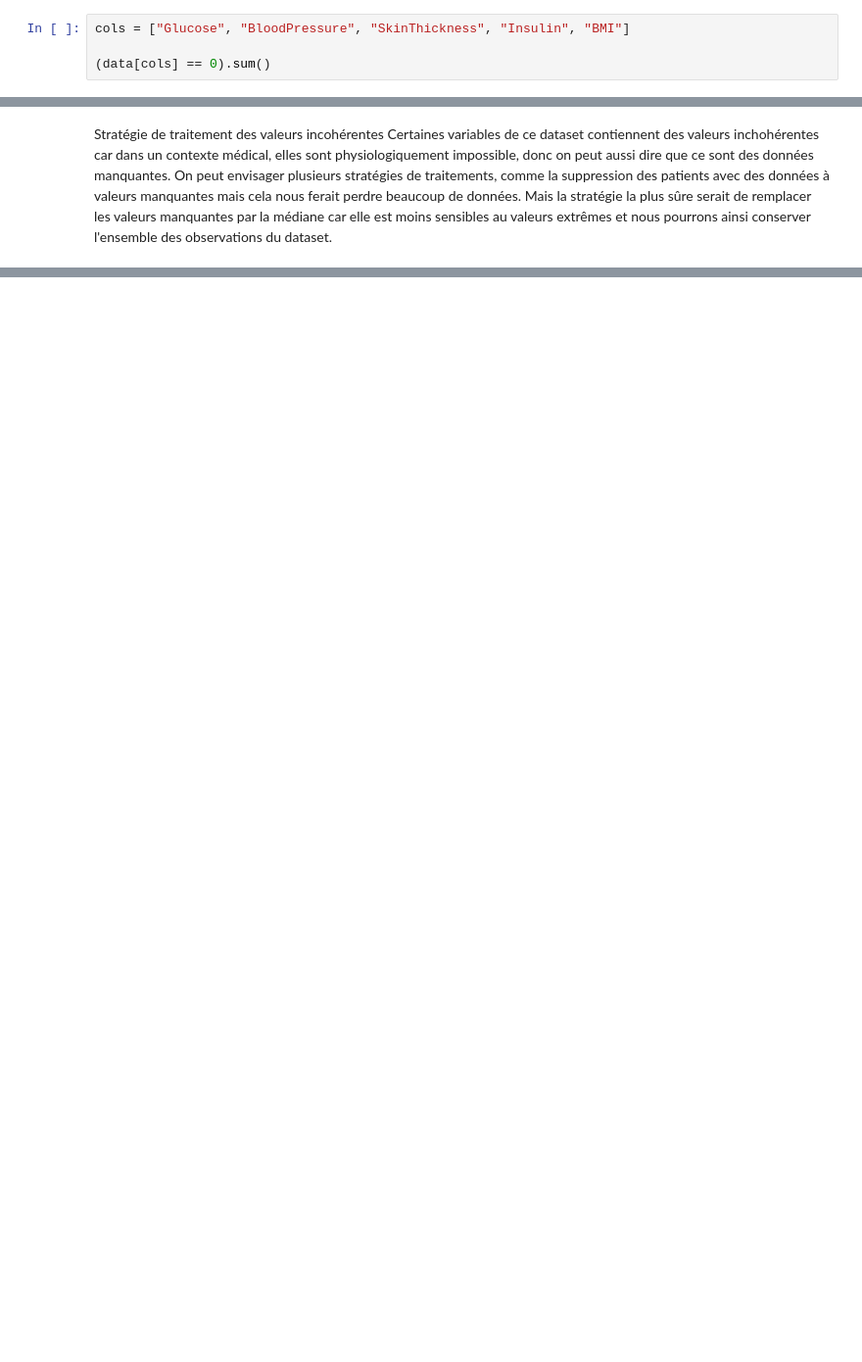
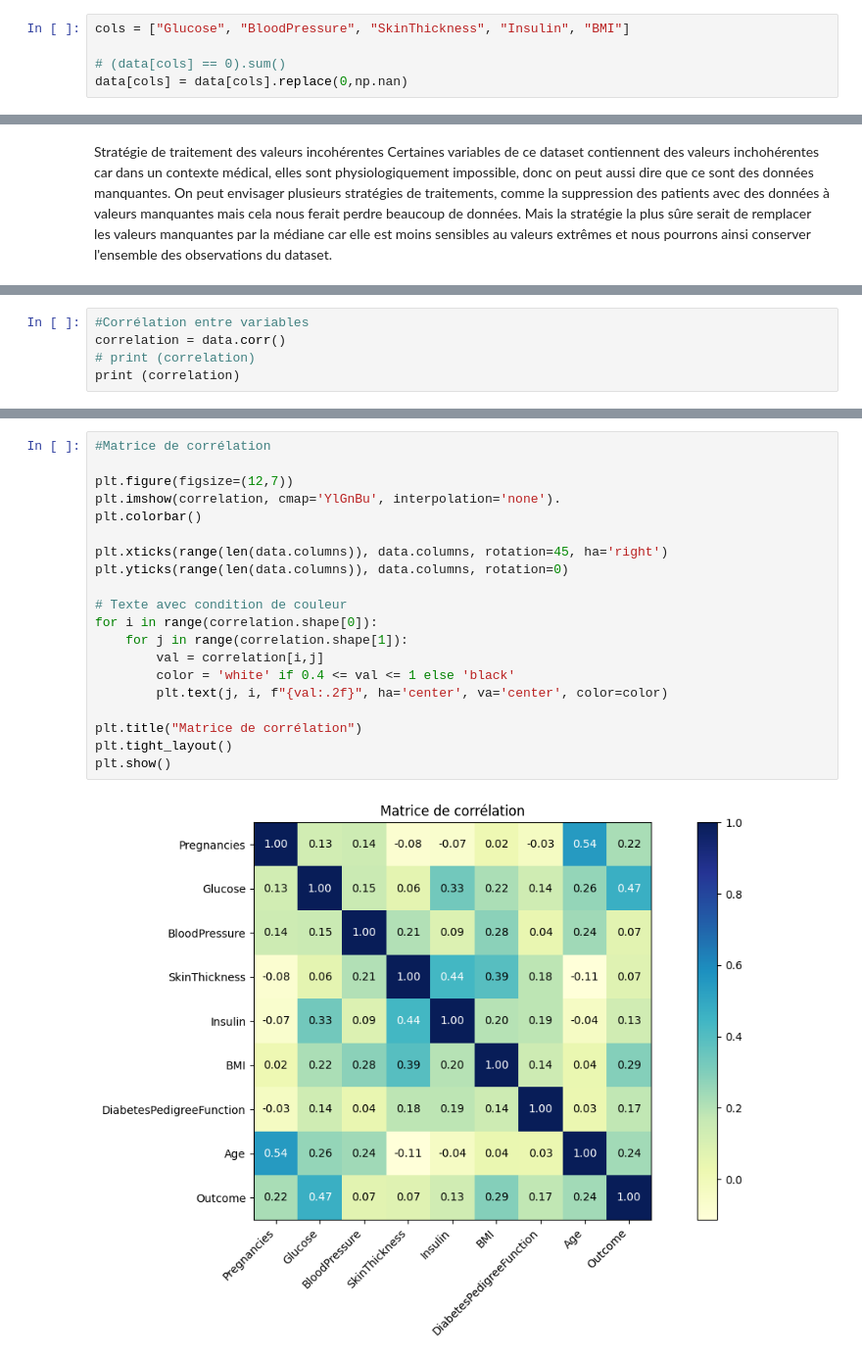
Before and after one commit to queenramzy/Projet_Diabete_SI, a Jupyter notebook: projet_diabete.ipynb, the cells around one changed output, grey strips where cells are left out. Shown at 98% size. Cells and saved outputs as stored; diff of their text form; blank space fills up the shorter version.

Commit message:
Feature: Stats analysis & Visualisations Matplotlib

```diff
--- a/projet_diabete.ipynb
+++ b/projet_diabete.ipynb
@@ -75,4 +76,5 @@ la commande ci-dessus permet de juste comptre le nombre de fois que l'on voit de
 # %%
 cols = ["Glucose", "BloodPressure", "SkinThickness", "Insulin", "BMI"]
 
-(data[cols] == 0).sum()
+# (data[cols] == 0).sum()
+data[cols] = data[cols].replace(0,np.nan)
@@ -90,0 +149,5 @@ Stratégie de traitement des valeurs incohérentes
+# %%
+#Corrélation entre variables
+correlation = data.corr()
+# print (correlation)
+print (correlation)
@@ -90,0 +172,22 @@ Stratégie de traitement des valeurs incohérentes
+# %%
+#Matrice de corrélation
+
+plt.figure(figsize=(12,7))
+plt.imshow(correlation, cmap='YlGnBu', interpolation='none').
+plt.colorbar()
+
+plt.xticks(range(len(data.columns)), data.columns, rotation=45, ha='right')
+plt.yticks(range(len(data.columns)), data.columns, rotation=0)
+
+# Texte avec condition de couleur
+for i in range(correlation.shape[0]):
+    for j in range(correlation.shape[1]):
+        val = correlation[i,j]
+        color = 'white' if 0.4 <= val <= 1 else 'black'
+        plt.text(j, i, f"{val:.2f}", ha='center', va='center', color=color)
+
+plt.title("Matrice de corrélation")
+plt.tight_layout()
+plt.show()
+# %% [output]
+[figure, added]
```
Also changed, not shown: parts of 9 cells of this notebook, 5 other files.
